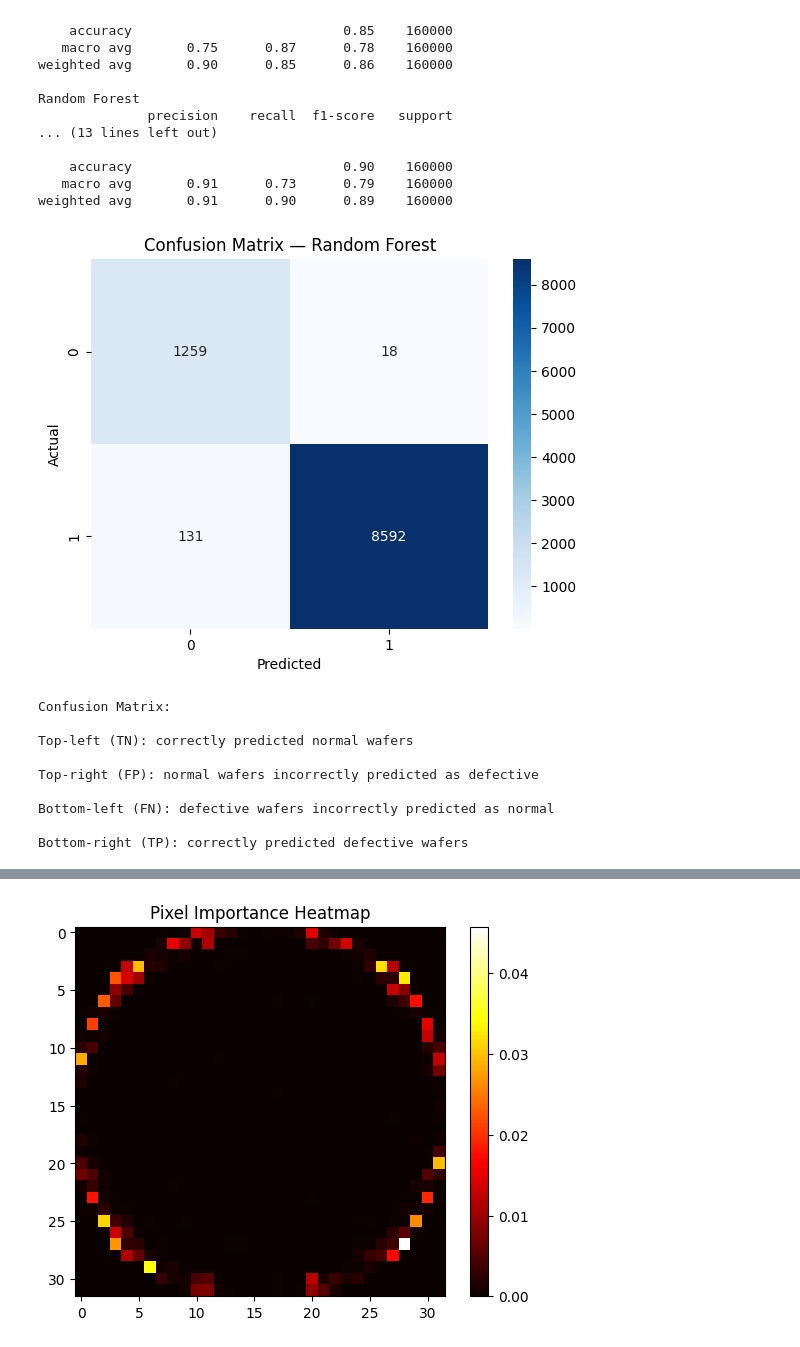
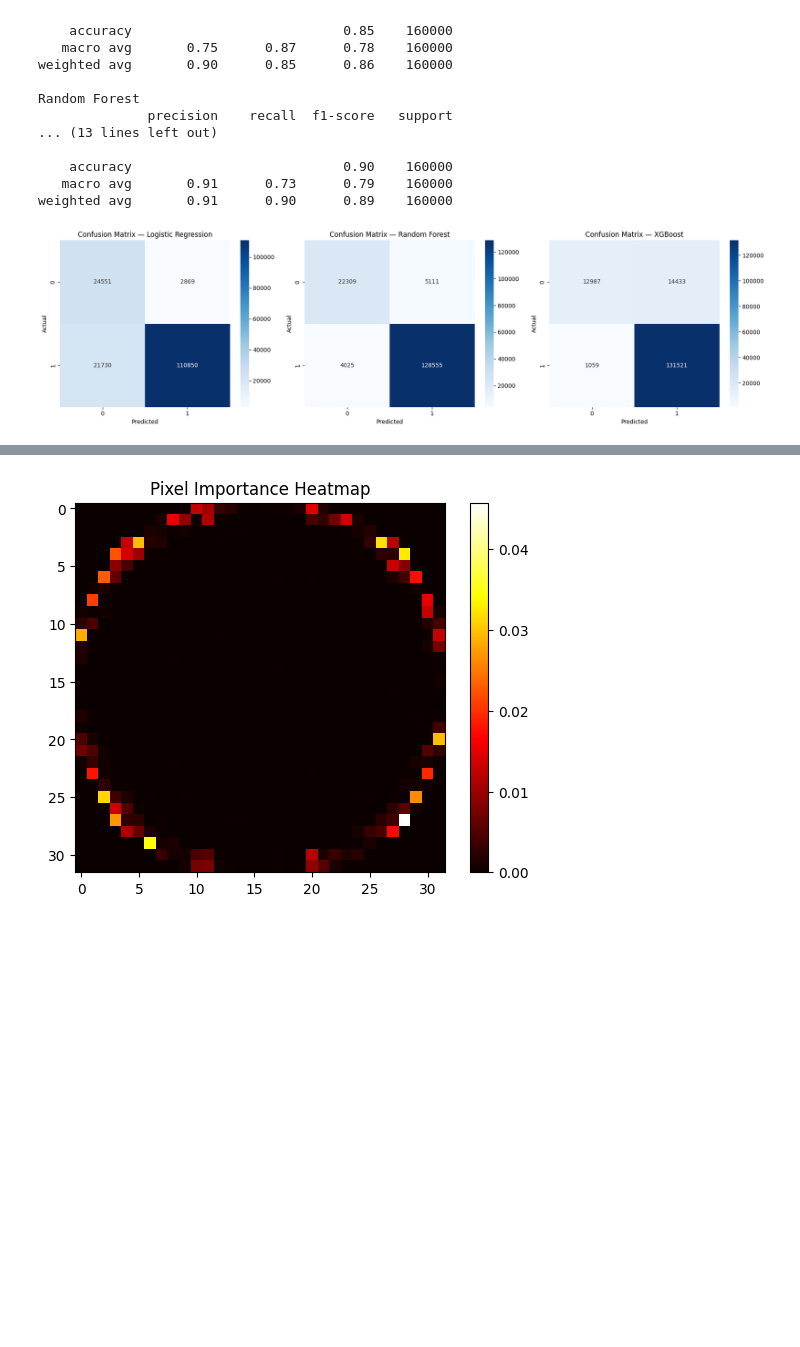
Before and after one commit to girishchanderkalia/ml-ou, a Jupyter notebook: notebook.ipynb, the cells around one changed output, grey strips where cells are left out. Drawn from its saved outputs; the diff is of its cells as text; code cells hidden in the pictures; blank space fills up the shorter version.

Commit message:
Updated confusion matrix subplots for different models

```diff
--- a/notebook.ipynb
+++ b/notebook.ipynb
@@ -424,31 +395,32 @@ weighted avg       0.91      0.90      0.89    160000
 # %%
 # Confusion Matrix
 from sklearn.metrics import confusion_matrix
 import seaborn as sns
 import matplotlib.pyplot as plt
 
-cm = confusion_matrix(y_test, preds_rf)
+# Predictions from your models
+# preds_lr  = logistic regression predictions
+# preds_rf  = random forest predictions
+# preds_xgb = xgboost predictions
 
-sns.heatmap(cm, annot=True, fmt="d", cmap="Blues")
-plt.xlabel("Predicted")
-plt.ylabel("Actual")
-plt.title("Confusion Matrix — Random Forest")
+models = {
+    "Logistic Regression": preds_logreg,
+    "Random Forest": preds_rf,
+    "XGBoost": preds_xgb
+}
+
+fig, axes = plt.subplots(1, 3, figsize=(18, 5))
+
+for ax, (name, preds) in zip(axes, models.items()):
+    cm = confusion_matrix(y_test, preds)
+    sns.heatmap(cm, annot=True, fmt="d", cmap="Blues", ax=ax)
+    ax.set_title(f"Confusion Matrix — {name}")
+    ax.set_xlabel("Predicted")
+    ax.set_ylabel("Actual")
+
+plt.tight_layout()
+plt.savefig("./report/confusion_matrices.png", dpi=300, bbox_inches="tight")
 plt.show()
-
-print("Confusion Matrix:\n")
-print("Top-left (TN): correctly predicted normal wafers\n")
-print("Top-right (FP): normal wafers incorrectly predicted as defective\n")
-print("Bottom-left (FN): defective wafers incorrectly predicted as normal\n")
-print("Bottom-right (TP): correctly predicted defective wafers\n")
 # %% [output]
-[figure, old version]
+[figure, new version]
-Confusion Matrix:
-
-Top-left (TN): correctly predicted normal wafers
-
-Top-right (FP): normal wafers incorrectly predicted as defective
-
-Bottom-left (FN): defective wafers incorrectly predicted as normal
-
-Bottom-right (TP): correctly predicted defective wafers
 # %%
```
Also changed, not shown: parts of 2 cells of this notebook.
